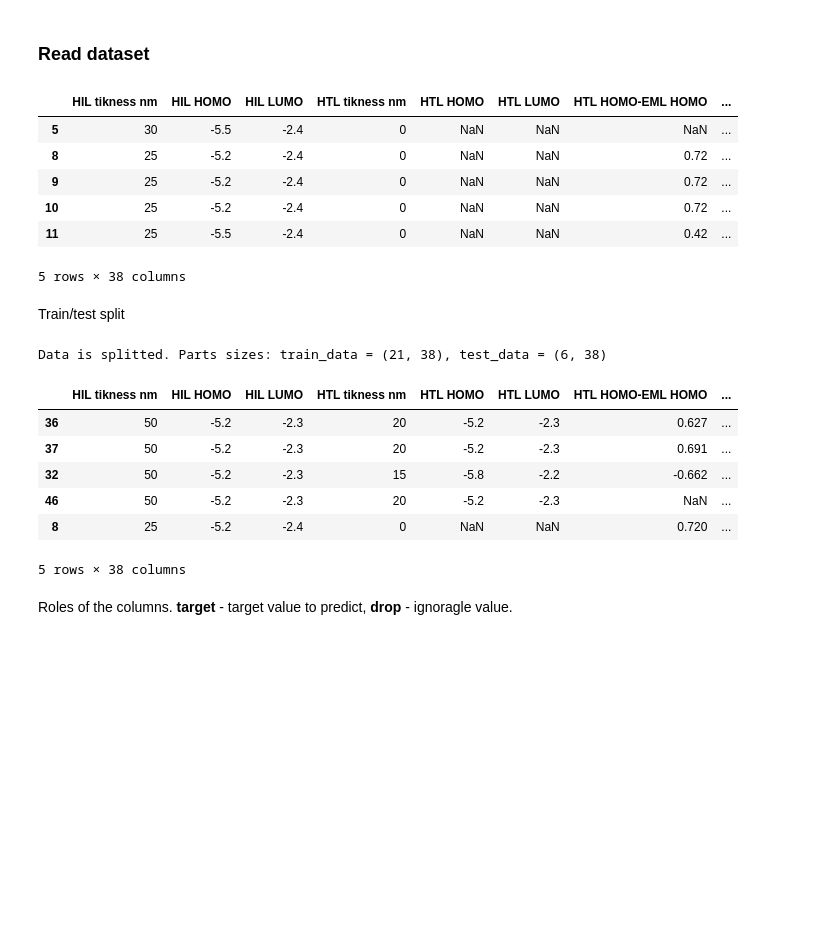
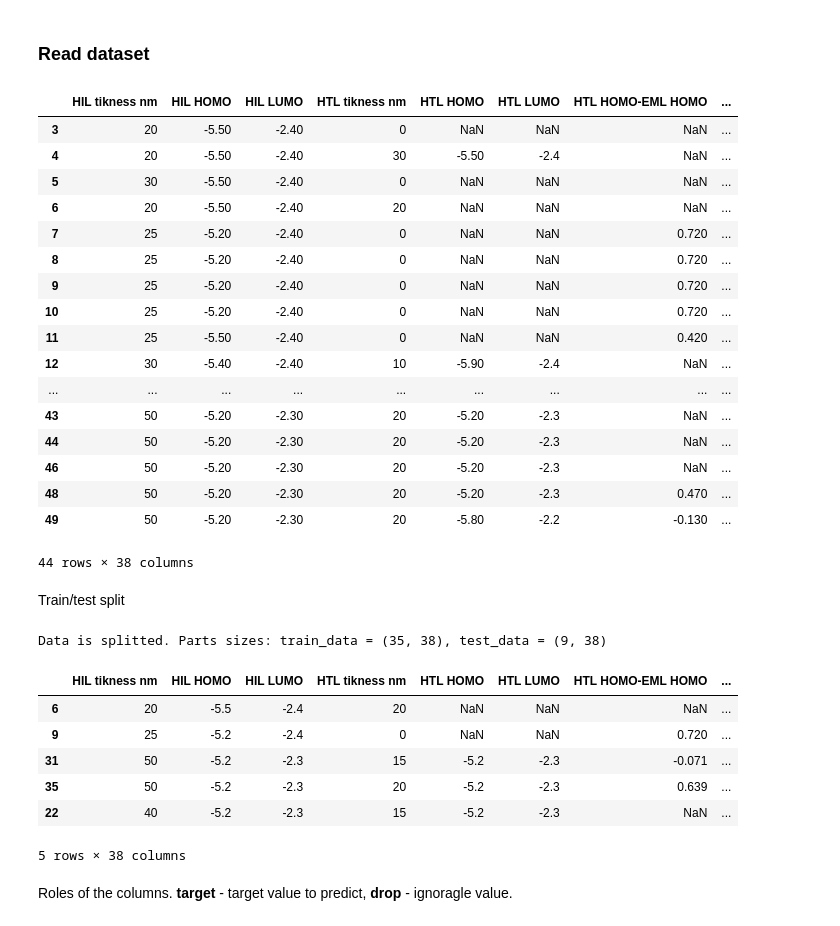
Before and after one commit to Lamblador/Yb_OLED_Dataset, a Jupyter notebook: Yb_OLED_ML.ipynb, the cells around one changed output. Saved outputs shown, nothing was run; the diff lists cells and outputs as text; code cells hidden in the pictures; blank space fills up the shorter version.

```diff
--- a/Yb_OLED_ML.ipynb
+++ b/Yb_OLED_ML.ipynb
@@ -54,9 +48,9 @@ Standart parameters
 N_THREADS = 4 # number of the CPU to use
 N_FOLDS = 5 # number folds in cross-validation
 RANDOM_STATE = 42 # random state
-TEST_SIZE = 0.2 # test dataset size
+TEST_SIZE = 0.20 # test dataset size
 TIMEOUT = 300 # time for model to train
-TARGET_NAME = 'ECE  uW/W' #name of the target parameter
+TARGET_NAME = 'Max. irradiance  uW/cm2' #name of the target parameter
 # you can chose 'ECE  uW/W', 'Max. irradiance  uW/cm2', 'Uon ' or 'EQE  %'
 # %%
 np.random.seed(RANDOM_STATE)
@@ -68,17 +62,28 @@ task = Task('reg') # tast regression
 # %%
 data = pd.read_csv('/content/Yb_OLED_Dataset/yb_oled_data_short2.csv', delimiter=';') # read file
 data.drop('year', axis=1, inplace=True) #drop year data - no information for ML
 data.dropna(subset = [TARGET_NAME], inplace=True) # drop all rows without target data
 
-data.head()
+data
 # %% [output]
 |  | HIL tikness nm | HIL HOMO | HIL LUMO | HTL tikness nm | HTL HOMO | HTL LUMO | HTL HOMO-EML HOMO | ... |
-| 5 | 30 | -5.5 | -2.4 | 0 | NaN | NaN | NaN | ... |
-| 8 | 25 | -5.2 | -2.4 | 0 | NaN | NaN | 0.72 | ... |
-| 9 | 25 | -5.2 | -2.4 | 0 | NaN | NaN | 0.72 | ... |
-| 10 | 25 | -5.2 | -2.4 | 0 | NaN | NaN | 0.72 | ... |
-| 11 | 25 | -5.5 | -2.4 | 0 | NaN | NaN | 0.42 | ... |
+| 3 | 20 | -5.50 | -2.40 | 0 | NaN | NaN | NaN | ... |
+| 4 | 20 | -5.50 | -2.40 | 30 | -5.50 | -2.4 | NaN | ... |
+| 5 | 30 | -5.50 | -2.40 | 0 | NaN | NaN | NaN | ... |
+| 6 | 20 | -5.50 | -2.40 | 20 | NaN | NaN | NaN | ... |
+| 7 | 25 | -5.20 | -2.40 | 0 | NaN | NaN | 0.720 | ... |
+| 8 | 25 | -5.20 | -2.40 | 0 | NaN | NaN | 0.720 | ... |
+| 9 | 25 | -5.20 | -2.40 | 0 | NaN | NaN | 0.720 | ... |
+| 10 | 25 | -5.20 | -2.40 | 0 | NaN | NaN | 0.720 | ... |
+| 11 | 25 | -5.50 | -2.40 | 0 | NaN | NaN | 0.420 | ... |
+| 12 | 30 | -5.40 | -2.40 | 10 | -5.90 | -2.4 | NaN | ... |
+| ... | ... | ... | ... | ... | ... | ... | ... | ... |
+| 43 | 50 | -5.20 | -2.30 | 20 | -5.20 | -2.3 | NaN | ... |
+| 44 | 50 | -5.20 | -2.30 | 20 | -5.20 | -2.3 | NaN | ... |
+| 46 | 50 | -5.20 | -2.30 | 20 | -5.20 | -2.3 | NaN | ... |
+| 48 | 50 | -5.20 | -2.30 | 20 | -5.20 | -2.3 | 0.470 | ... |
+| 49 | 50 | -5.20 | -2.30 | 20 | -5.80 | -2.2 | -0.130 | ... |
-5 rows × 38 columns
+44 rows × 38 columns
 # %% [markdown]
 Train/test split
 # %%
@@ -92,13 +97,13 @@ print(f'Data is splitted. Parts sizes: train_data = {train_data.shape}, test_dat
 
 train_data.head()
 # %% [output]
-Data is splitted. Parts sizes: train_data = (21, 38), test_data = (6, 38)
+Data is splitted. Parts sizes: train_data = (35, 38), test_data = (9, 38)
 |  | HIL tikness nm | HIL HOMO | HIL LUMO | HTL tikness nm | HTL HOMO | HTL LUMO | HTL HOMO-EML HOMO | ... |
-| 36 | 50 | -5.2 | -2.3 | 20 | -5.2 | -2.3 | 0.627 | ... |
-| 37 | 50 | -5.2 | -2.3 | 20 | -5.2 | -2.3 | 0.691 | ... |
-| 32 | 50 | -5.2 | -2.3 | 15 | -5.8 | -2.2 | -0.662 | ... |
-| 46 | 50 | -5.2 | -2.3 | 20 | -5.2 | -2.3 | NaN | ... |
-| 8 | 25 | -5.2 | -2.4 | 0 | NaN | NaN | 0.720 | ... |
+| 6 | 20 | -5.5 | -2.4 | 20 | NaN | NaN | NaN | ... |
+| 9 | 25 | -5.2 | -2.4 | 0 | NaN | NaN | 0.720 | ... |
+| 31 | 50 | -5.2 | -2.3 | 15 | -5.2 | -2.3 | -0.071 | ... |
+| 35 | 50 | -5.2 | -2.3 | 20 | -5.2 | -2.3 | 0.639 | ... |
+| 22 | 40 | -5.2 | -2.3 | 15 | -5.2 | -2.3 | NaN | ... |
 5 rows × 38 columns
 # %% [markdown]
 Roles of the columns. **target** - target value to predict, **drop** - ignoragle value.
```
Also changed, not shown: parts of 12 cells of this notebook.
